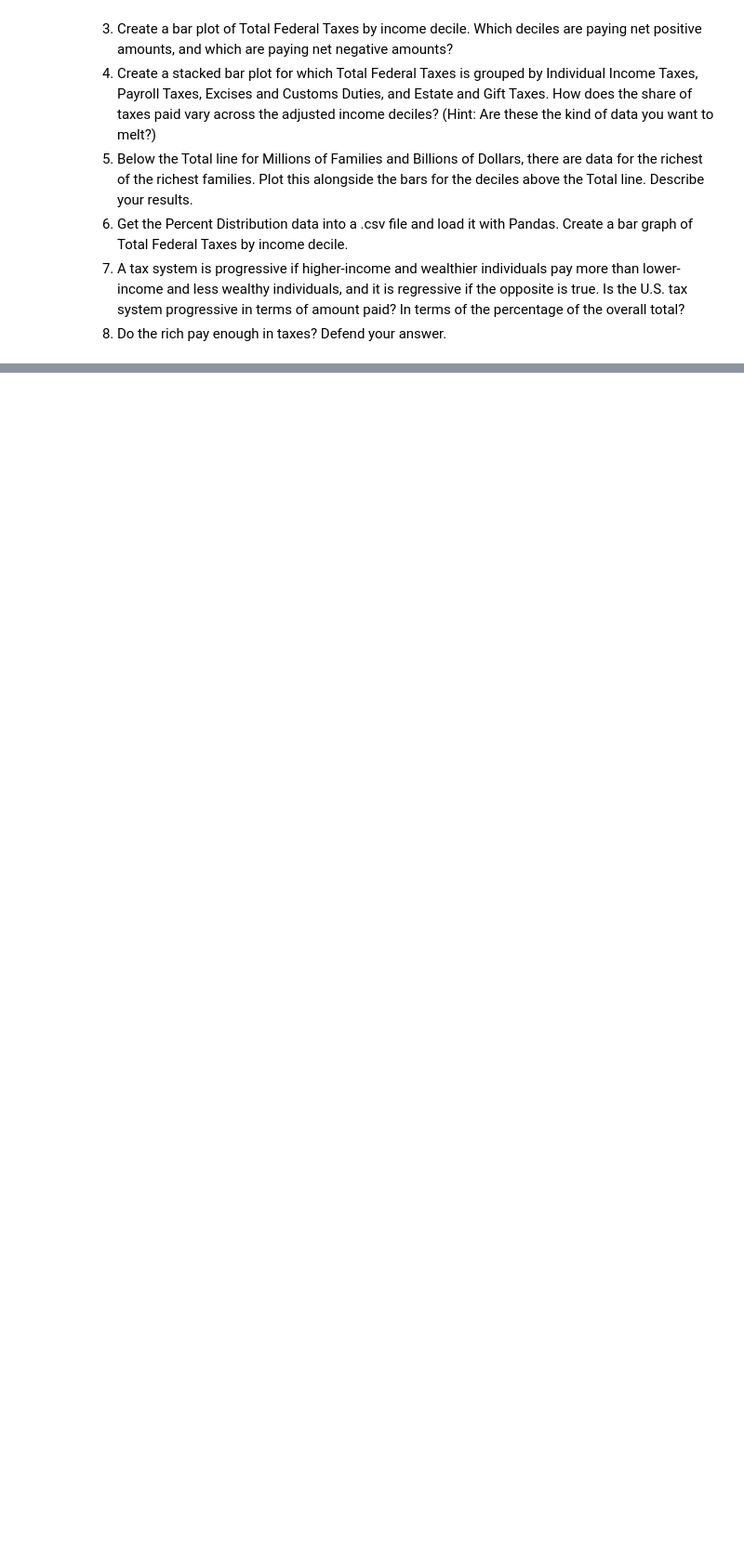
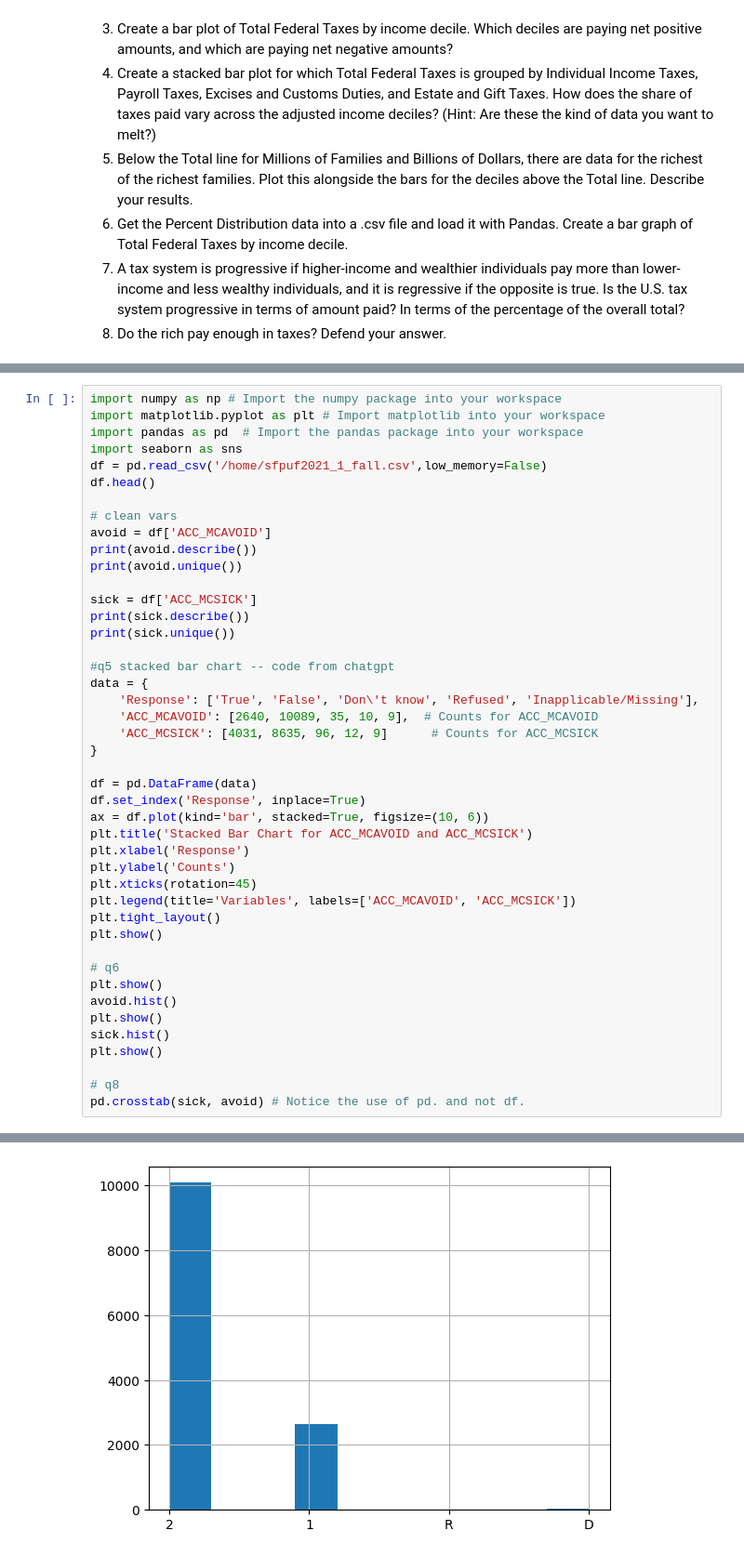
Before and after one commit to rtg7bs/visualization, a Jupyter notebook: assignment/assignment.ipynb, the cells around one changed output, grey strips where cells are left out. Shown: that part at 93% size. Saved outputs shown, nothing was run; the diff lists cells and outputs as text; blank space fills up the shorter version.

```diff
--- a/assignment/assignment.ipynb
+++ b/assignment/assignment.ipynb
@@ -159,0 +182,45 @@ For some context, the Federal government ultimately spent about $4.4 trillion in
+# %%
+import numpy as np # Import the numpy package into your workspace
+import matplotlib.pyplot as plt # Import matplotlib into your workspace
+import pandas as pd  # Import the pandas package into your workspace
+import seaborn as sns
+df = pd.read_csv('/home/sfpuf2021_1_fall.csv',low_memory=False)
+df.head()
+
+# clean vars
+avoid = df['ACC_MCAVOID']
+print(avoid.describe())
+print(avoid.unique())
+
+sick = df['ACC_MCSICK']
+print(sick.describe())
+print(sick.unique())
+
+#q5 stacked bar chart -- code from chatgpt
+data = {
+    'Response': ['True', 'False', 'Don\'t know', 'Refused', 'Inapplicable/Missing'],
+    'ACC_MCAVOID': [2640, 10089, 35, 10, 9],  # Counts for ACC_MCAVOID
+    'ACC_MCSICK': [4031, 8635, 96, 12, 9]      # Counts for ACC_MCSICK
+}
+
+df = pd.DataFrame(data)
+df.set_index('Response', inplace=True)
+ax = df.plot(kind='bar', stacked=True, figsize=(10, 6))
+plt.title('Stacked Bar Chart for ACC_MCAVOID and ACC_MCSICK')
+plt.xlabel('Response')
+plt.ylabel('Counts')
+plt.xticks(rotation=45)
+plt.legend(title='Variables', labels=['ACC_MCAVOID', 'ACC_MCSICK'])
+plt.tight_layout()
+plt.show()
+
+# q6
+plt.show()
+avoid.hist()
+plt.show()
+sick.hist()
+plt.show()
+
+# q8
+pd.crosstab(sick, avoid) # Notice the use of pd. and not df.
+# %% [output]
@@ -159,0 +239 @@ For some context, the Federal government ultimately spent about $4.4 trillion in
+[figure, added]
```
Also changed, not shown: parts of 2 cells of this notebook.
